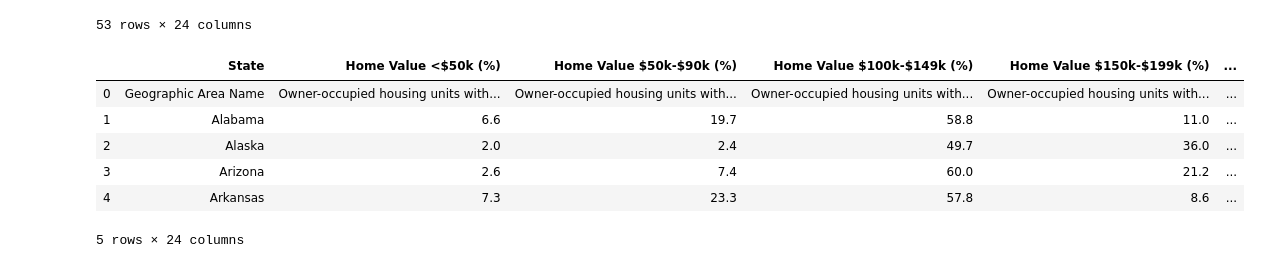
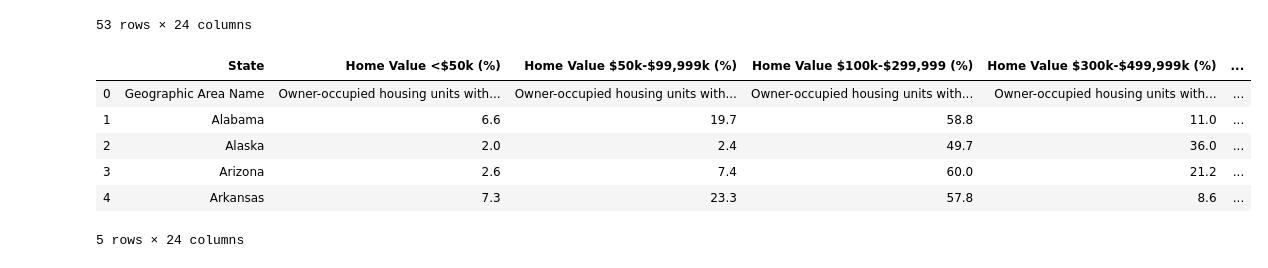
Before and after one commit to JVChermak/Leaving_California, a Jupyter notebook: Notebook/census_2016.ipynb, the cells around one changed output. Drawn from its saved outputs; the diff is of its cells as text; code cells hidden in the pictures.

Commit message:
cleaning up Census raw data

```diff
--- a/Notebook/census_2016.ipynb
+++ b/Notebook/census_2016.ipynb
@@ -97,10 +97,10 @@ census
 53 rows × 24 columns
 # %%
 # Change column names
-census.rename(columns={'NAME': 'State', 'S2506_C01_002E': 'Home Value <$50k (%)', 'S2506_C01_003E': 'Home Value $50k-$90k (%)', 'S2506_C01_004E': 'Home Value $100k-$149k (%)', 'S2506_C01_005E': 'Home Value $150k-$199k (%)', 'S2506_C01_006E': 'Home Value $200k-$299k (%)', 'S2506_C01_007E': 'Home Value $300k-$499k (%)', 'S2506_C01_008E': 'Home Value $500k+ (%)', 'S2506_C01_009E':'Median Home Value ($)(1000X)', 'S2506_C01_010E': '2nd Mortgage or Equity Loan (%)', 'S2506_C01_011E': '2nd Mortgage Only (%)', 'S2506_C01_012E': 'Equity Loan Only (%)', 'S2506_C01_013E': 'Both 2nd & Equity Loan (%)', 'S2506_C01_014E': 'No 2nd or Equity Loan (%)', 'S2506_C01_015E': 'Income <$10k (%)', 'S2506_C01_016E': 'Income $10k-$24,999 (%)', 'S2506_C01_017E': 'Income $25k-$34,999 (%)', 'S2506_C01_018E': 'Income $35k-$49,999 (%)', 'S2506_C01_019E': 'Income $50k-$74,999 (%)', 'S2506_C01_020E': 'Income $75k-$99,999 (%)', 'S2506_C01_021E': 'Income $100k-$149,999 (%)', 'S2506_C01_022E': 'Income $150k+ (%)', 'S2506_C01_023E': 'Median Income ($)(1000X)', 'S2506_C01_042E': 'Median Housing Cost (monthly) ($)', 'S2506_C01_068E': 'Median Real Estate Taxes ($)'}, inplace=True)
+census.rename(columns={'NAME': 'State', 'S2506_C01_002E': 'Home Value <$50k (%)', 'S2506_C01_003E': 'Home Value $50k-$99,999k (%)', 'S2506_C01_004E': 'Home Value $100k-$299,999 (%)', 'S2506_C01_005E': 'Home Value $300k-$499,999k (%)', 'S2506_C01_006E': 'Home Value $500k-$749,999k (%)', 'S2506_C01_007E': 'Home Value $750k-$999,999k (%)', 'S2506_C01_008E': 'Home Value $1,000,000+ (%)', 'S2506_C01_009E':'Median Home Value ($)(1000X)', 'S2506_C01_010E': '2nd Mortgage or Equity Loan (%)', 'S2506_C01_011E': '2nd Mortgage Only (%)', 'S2506_C01_012E': 'Equity Loan Only (%)', 'S2506_C01_013E': 'Both 2nd & Equity Loan (%)', 'S2506_C01_014E': 'No 2nd or Equity Loan (%)', 'S2506_C01_015E': 'Income <$10k (%)', 'S2506_C01_016E': 'Income $10k-$24,999 (%)', 'S2506_C01_017E': 'Income $25k-$34,999 (%)', 'S2506_C01_018E': 'Income $35k-$49,999 (%)', 'S2506_C01_019E': 'Income $50k-$74,999 (%)', 'S2506_C01_020E': 'Income $75k-$99,999 (%)', 'S2506_C01_021E': 'Income $100k-$149,999 (%)', 'S2506_C01_022E': 'Income $150k+ (%)', 'S2506_C01_023E': 'Median Income ($)(1000X)', 'S2506_C01_039E': 'Median Housing Cost (monthly) ($)', 'S2506_C01_065E': 'Median Real Estate Taxes ($)'}, inplace=True)
 census.head()
 # %% [output]
-|  | State | Home Value <$50k (%) | Home Value $50k-$90k (%) | Home Value $100k-$149k (%) | Home Value $150k-$199k (%) | ... |
+|  | State | Home Value <$50k (%) | Home Value $50k-$99,999k (%) | Home Value $100k-$299,999 (%) | Home Value $300k-$499,999k (%) | ... |
 | 0 | Geographic Area Name | Owner-occupied housing units with... | Owner-occupied housing units with... | Owner-occupied housing units with... | Owner-occupied housing units with... | ... |
 | 1 | Alabama | 6.6 | 19.7 | 58.8 | 11.0 | ... |
 | 2 | Alaska | 2.0 | 2.4 | 49.7 | 36.0 | ... |
```
Also changed, not shown: parts of 8 cells of this notebook, 15 other files.
